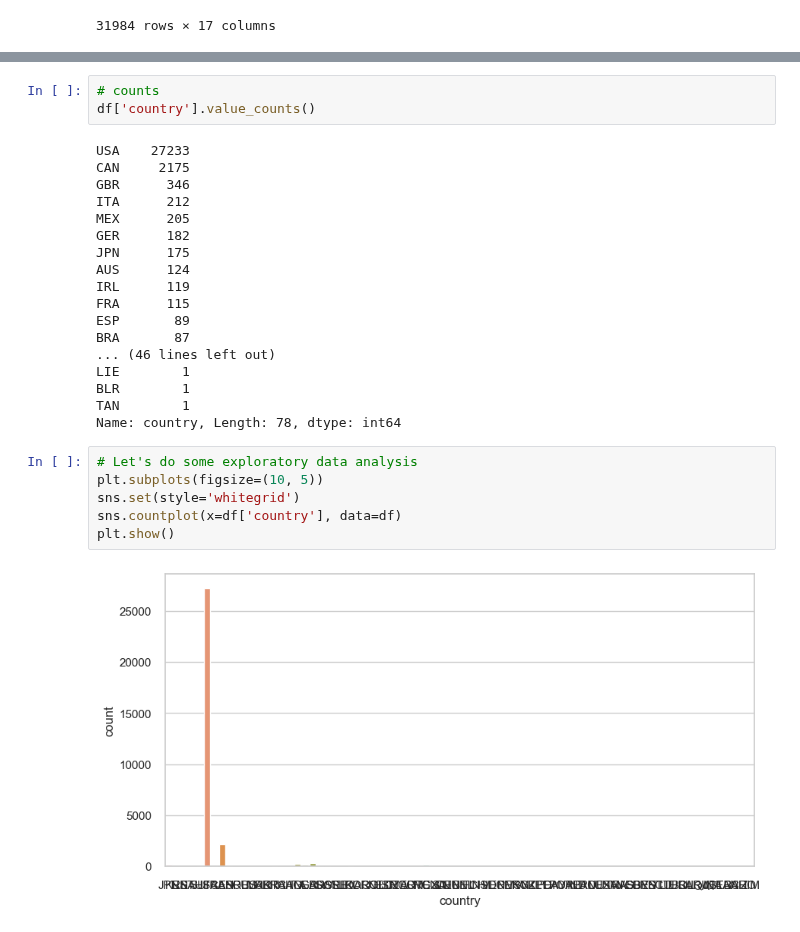
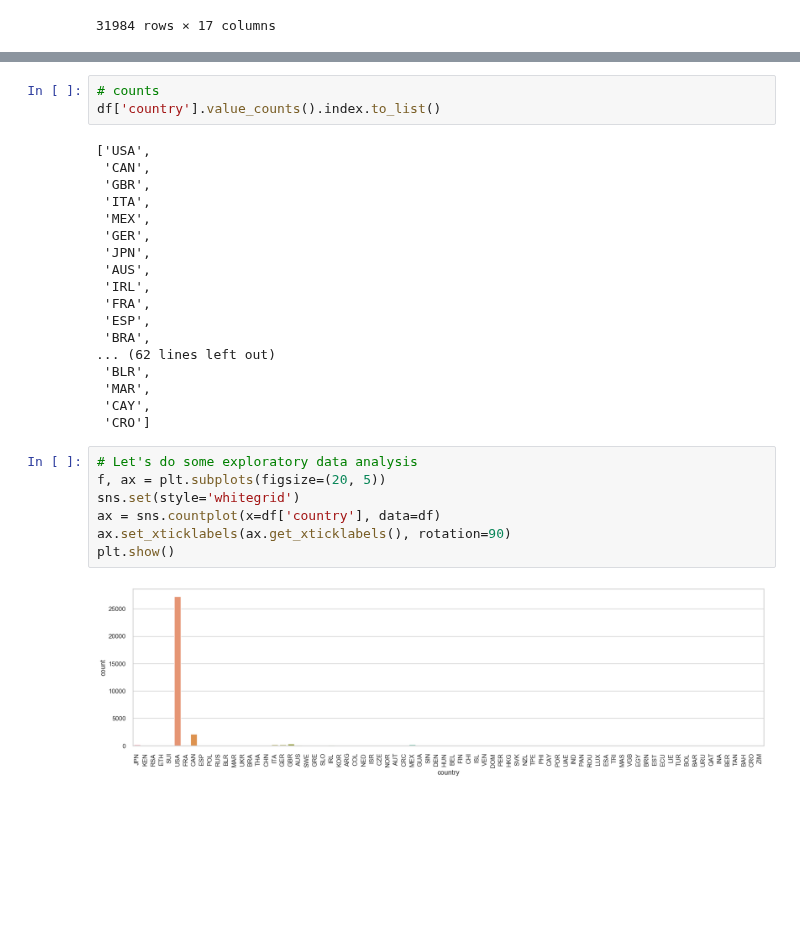
Before and after one commit to 26Jinx/Thinkful, a Jupyter notebook: Unit4/2_Basic_Clustering/Boston_Marathon.ipynb, the cells around one changed output, grey strips where cells are left out. Drawn from its saved outputs; the diff is of its cells as text; blank space fills up the shorter version.

Commit message:
plotting counts

```diff
--- a/Unit4/2_Basic_Clustering/Boston_Marathon.ipynb
+++ b/Unit4/2_Basic_Clustering/Boston_Marathon.ipynb
@@ -76,30 +76,31 @@ df.head()
 | 4 | Hokinoue, Kota | M | 40 | Nogata Fukuoka | JPN | 2 | 2 | 8.02 | 17.12 | 36.58 | 46.37 | ... |
 # %%
 # counts
-df['country'].value_counts()
+df['country'].value_counts().index.to_list()
 # %% [output]
-USA    27233
-CAN     2175
-GBR      346
-ITA      212
-MEX      205
-GER      182
-JPN      175
-AUS      124
-IRL      119
-FRA      115
-ESP       89
-BRA       87
-... (46 lines left out)
-LIE        1
-BLR        1
-TAN        1
-Name: country, Length: 78, dtype: int64
+['USA',
+ 'CAN',
+ 'GBR',
+ 'ITA',
+ 'MEX',
+ 'GER',
+ 'JPN',
+ 'AUS',
+ 'IRL',
+ 'FRA',
+ 'ESP',
+ 'BRA',
+... (62 lines left out)
+ 'BLR',
+ 'MAR',
+ 'CAY',
+ 'CRO']
 # %%
 # Let's do some exploratory data analysis
-plt.subplots(figsize=(10, 5))
+f, ax = plt.subplots(figsize=(20, 5))
 sns.set(style='whitegrid')
-sns.countplot(x=df['country'], data=df)
+ax = sns.countplot(x=df['country'], data=df)
+ax.set_xticklabels(ax.get_xticklabels(), rotation=90)
 plt.show()
 # %% [output]
-[figure, old version]
+[figure, new version]
```
